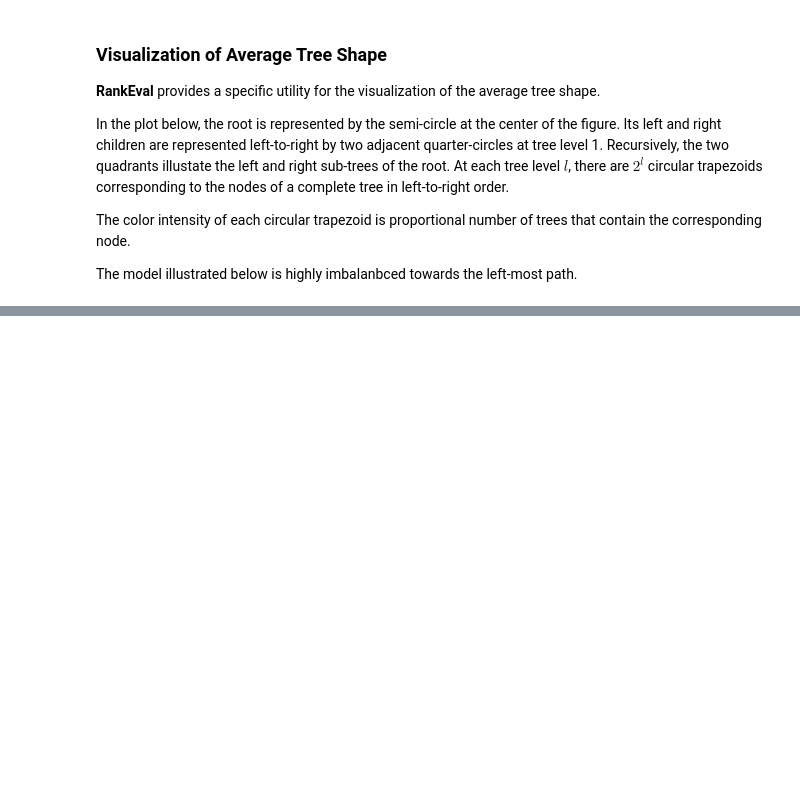
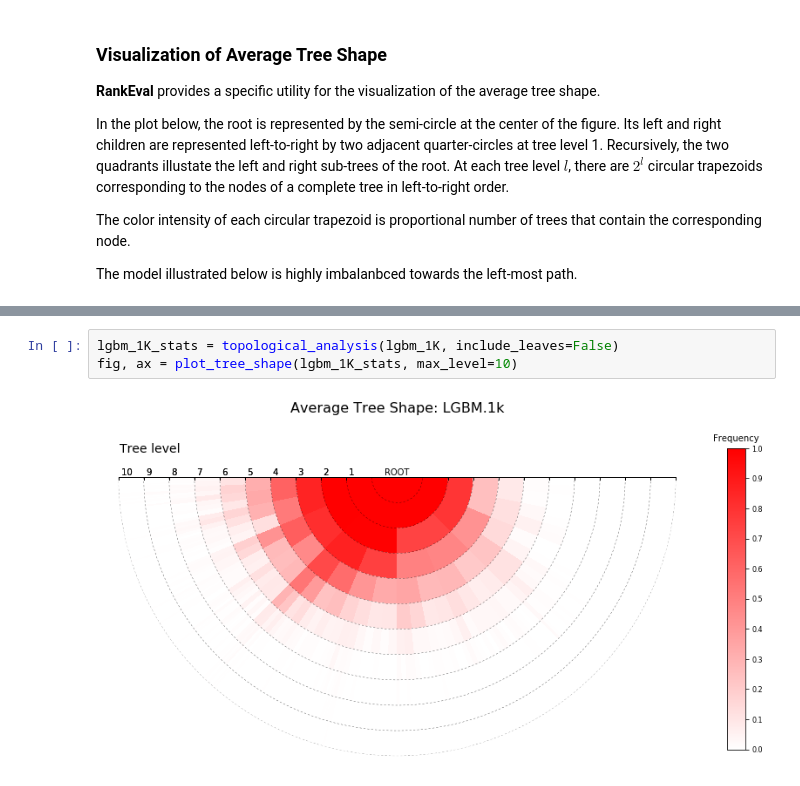
Before and after one commit to hpclab/rankeval, a Jupyter notebook: notebooks/RankEval - Topological Analysis.ipynb, the cells around one changed output, grey strips where cells are left out. Drawn from its saved outputs; the diff is of its cells as text; blank space fills up the shorter version.

```diff
--- a/notebooks/RankEval - Topological Analysis.ipynb
+++ b/notebooks/RankEval - Topological Analysis.ipynb
@@ -101,0 +109,5 @@ fig, ax = plot_tree_shape(model_stats, max_level=10)
+# %%
+lgbm_1K_stats = topological_analysis(lgbm_1K, include_leaves=False)
+fig, ax = plot_tree_shape(lgbm_1K_stats, max_level=10)
+# %% [output]
+[figure, added]
```
Also changed, not shown: parts of 5 cells of this notebook, 2 other files.
